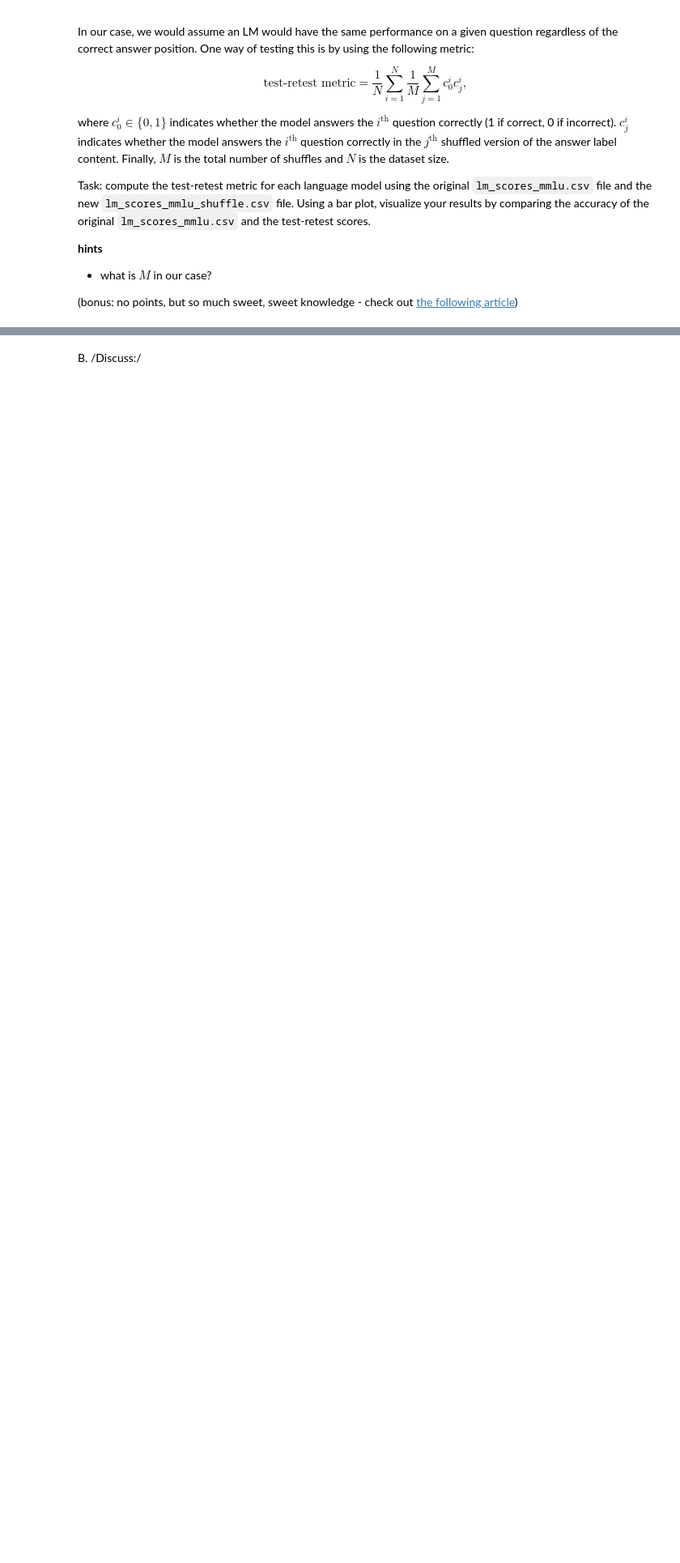
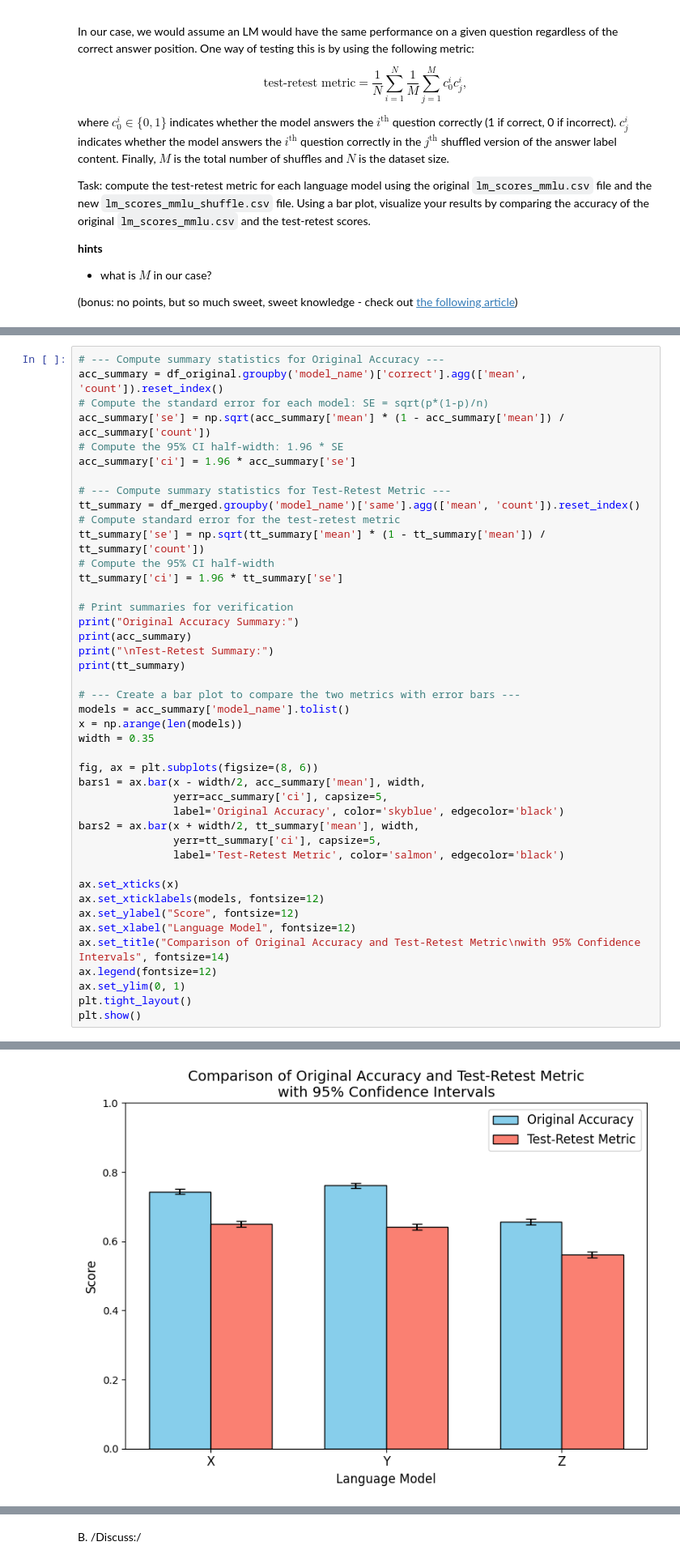
Before and after one commit to PavelDetvan/Data-Analysis, a Jupyter notebook: clinic1/DA-clinic1-empty.ipynb, the cells around one changed output, grey strips where cells are left out. Shown at 81% size. Saved outputs shown, nothing was run; the diff lists cells and outputs as text; blank space fills up the shorter version.

```diff
--- a/clinic1/DA-clinic1-empty.ipynb
+++ b/clinic1/DA-clinic1-empty.ipynb
@@ -543,0 +867,44 @@ Task: compute the test-retest metric for each language model using the original
+# %%
+# --- Compute summary statistics for Original Accuracy ---
+acc_summary = df_original.groupby('model_name')['correct'].agg(['mean', 'count']).reset_index()
+# Compute the standard error for each model: SE = sqrt(p*(1-p)/n)
+acc_summary['se'] = np.sqrt(acc_summary['mean'] * (1 - acc_summary['mean']) / acc_summary['count'])
+# Compute the 95% CI half-width: 1.96 * SE
+acc_summary['ci'] = 1.96 * acc_summary['se']
+
+# --- Compute summary statistics for Test-Retest Metric ---
+tt_summary = df_merged.groupby('model_name')['same'].agg(['mean', 'count']).reset_index()
+# Compute standard error for the test-retest metric
+tt_summary['se'] = np.sqrt(tt_summary['mean'] * (1 - tt_summary['mean']) / tt_summary['count'])
+# Compute the 95% CI half-width
+tt_summary['ci'] = 1.96 * tt_summary['se']
+
+# Print summaries for verification
+print("Original Accuracy Summary:")
+print(acc_summary)
+print("\nTest-Retest Summary:")
+print(tt_summary)
+
+# --- Create a bar plot to compare the two metrics with error bars ---
+models = acc_summary['model_name'].tolist()
+x = np.arange(len(models))
+width = 0.35
+
+fig, ax = plt.subplots(figsize=(8, 6))
+bars1 = ax.bar(x - width/2, acc_summary['mean'], width,
+               yerr=acc_summary['ci'], capsize=5,
+               label='Original Accuracy', color='skyblue', edgecolor='black')
+bars2 = ax.bar(x + width/2, tt_summary['mean'], width,
+               yerr=tt_summary['ci'], capsize=5,
+               label='Test-Retest Metric', color='salmon', edgecolor='black')
+
+ax.set_xticks(x)
+ax.set_xticklabels(models, fontsize=12)
+ax.set_ylabel("Score", fontsize=12)
+ax.set_xlabel("Language Model", fontsize=12)
+ax.set_title("Comparison of Original Accuracy and Test-Retest Metric\nwith 95% Confidence Intervals", fontsize=14)
+ax.legend(fontsize=12)
+ax.set_ylim(0, 1)
+plt.tight_layout()
+plt.show()
+# %% [output]
@@ -544,3 +922,4 @@ Task: compute the test-retest metric for each language model using the original
+[figure, added]
 # %% [markdown]
 ### 2.7 (2 pt)
 
```
Also changed, not shown: parts of 20 cells of this notebook.
